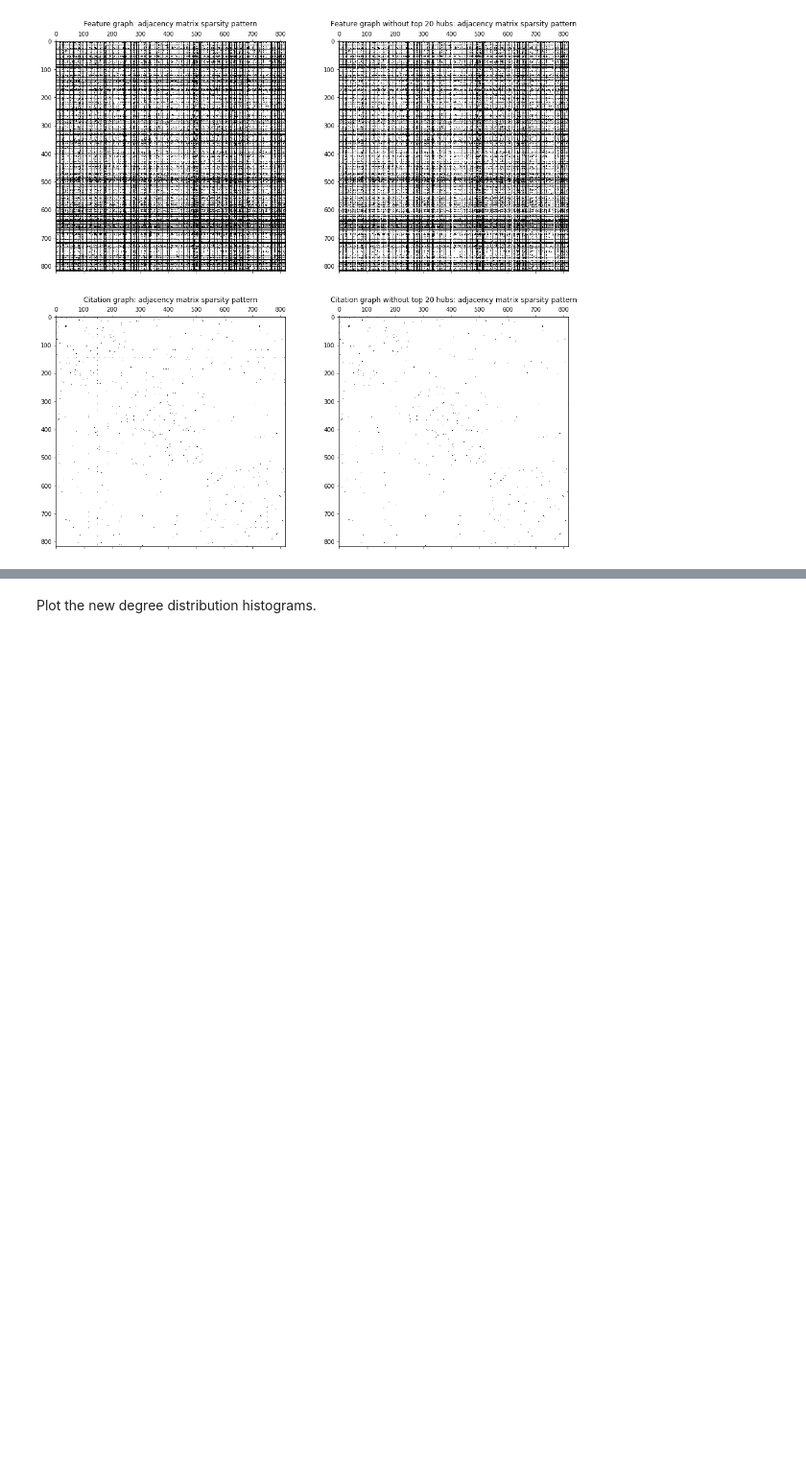
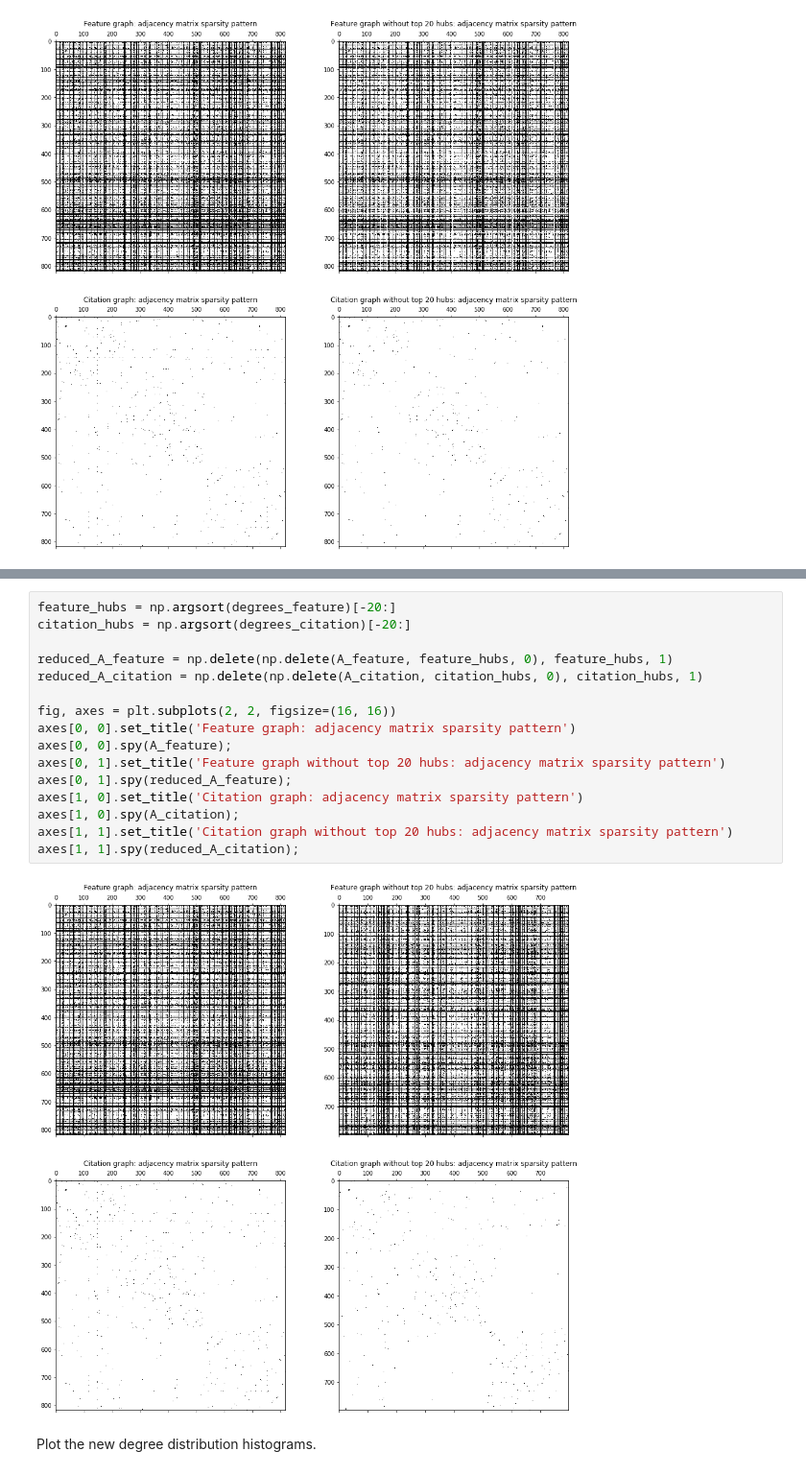
Before and after one commit to JelenaBanjac/network-science-and-graphs, a Jupyter notebook: 1_network_science.ipynb, the cells around one changed output, grey strips where cells are left out. Shown at 96% size. Drawn from its saved outputs; the diff is of its cells as text; blank space fills up the shorter version.

```diff
--- a/1_network_science.ipynb
+++ b/1_network_science.ipynb
@@ -269,3 +280,21 @@ axes[1, 1].spy(reduced_A_citation);
+# %%
+feature_hubs = np.argsort(degrees_feature)[-20:]
+citation_hubs = np.argsort(degrees_citation)[-20:]
+
+reduced_A_feature = np.delete(np.delete(A_feature, feature_hubs, 0), feature_hubs, 1)
+reduced_A_citation = np.delete(np.delete(A_citation, citation_hubs, 0), citation_hubs, 1)
+
+fig, axes = plt.subplots(2, 2, figsize=(16, 16))
+axes[0, 0].set_title('Feature graph: adjacency matrix sparsity pattern')
+axes[0, 0].spy(A_feature);
+axes[0, 1].set_title('Feature graph without top 20 hubs: adjacency matrix sparsity pattern')
+axes[0, 1].spy(reduced_A_feature);
+axes[1, 0].set_title('Citation graph: adjacency matrix sparsity pattern')
+axes[1, 0].spy(A_citation);
+axes[1, 1].set_title('Citation graph without top 20 hubs: adjacency matrix sparsity pattern')
+axes[1, 1].spy(reduced_A_citation);
+# %% [output]
+[figure, added]
 # %% [markdown]
 Plot the new degree distribution histograms.
 # %%
```
Also changed, not shown: parts of 33 cells of this notebook.
